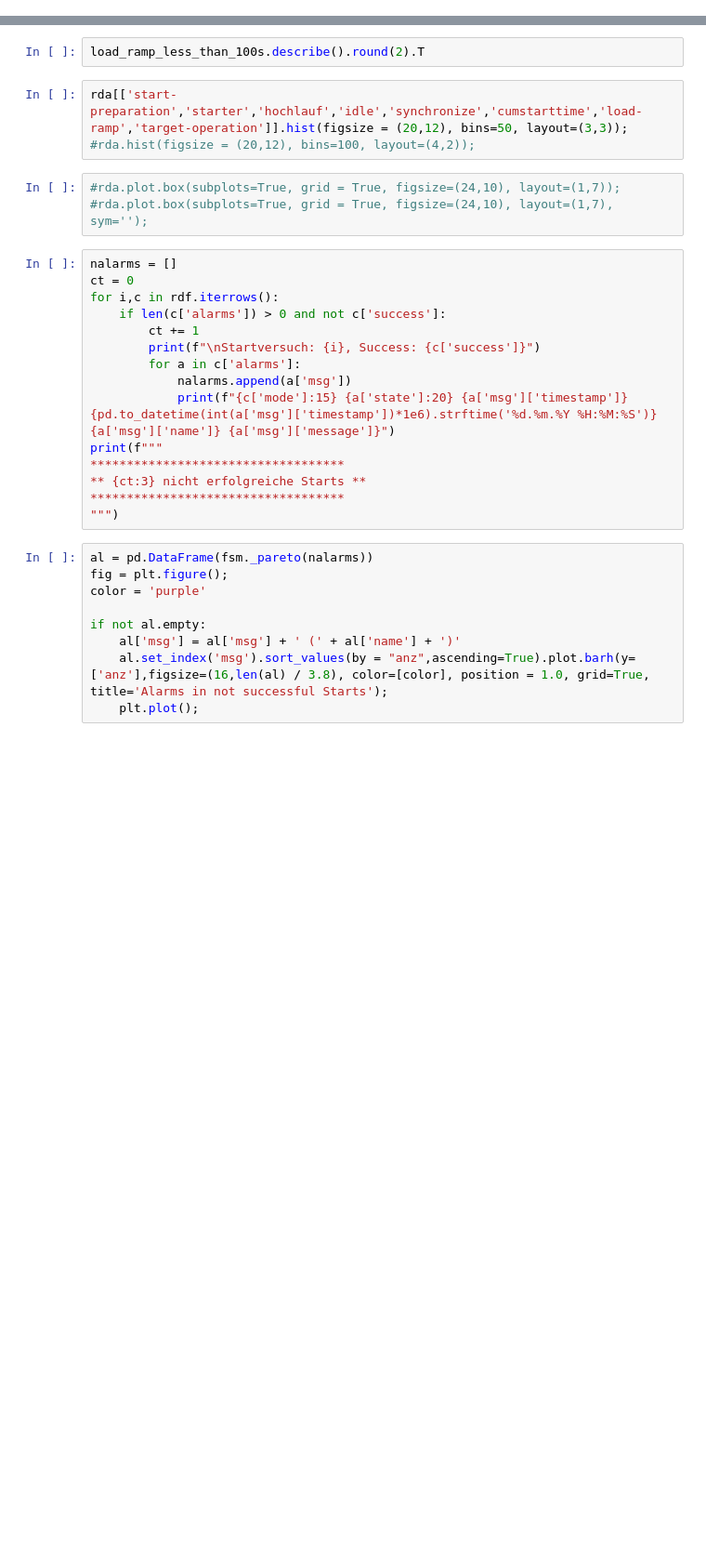
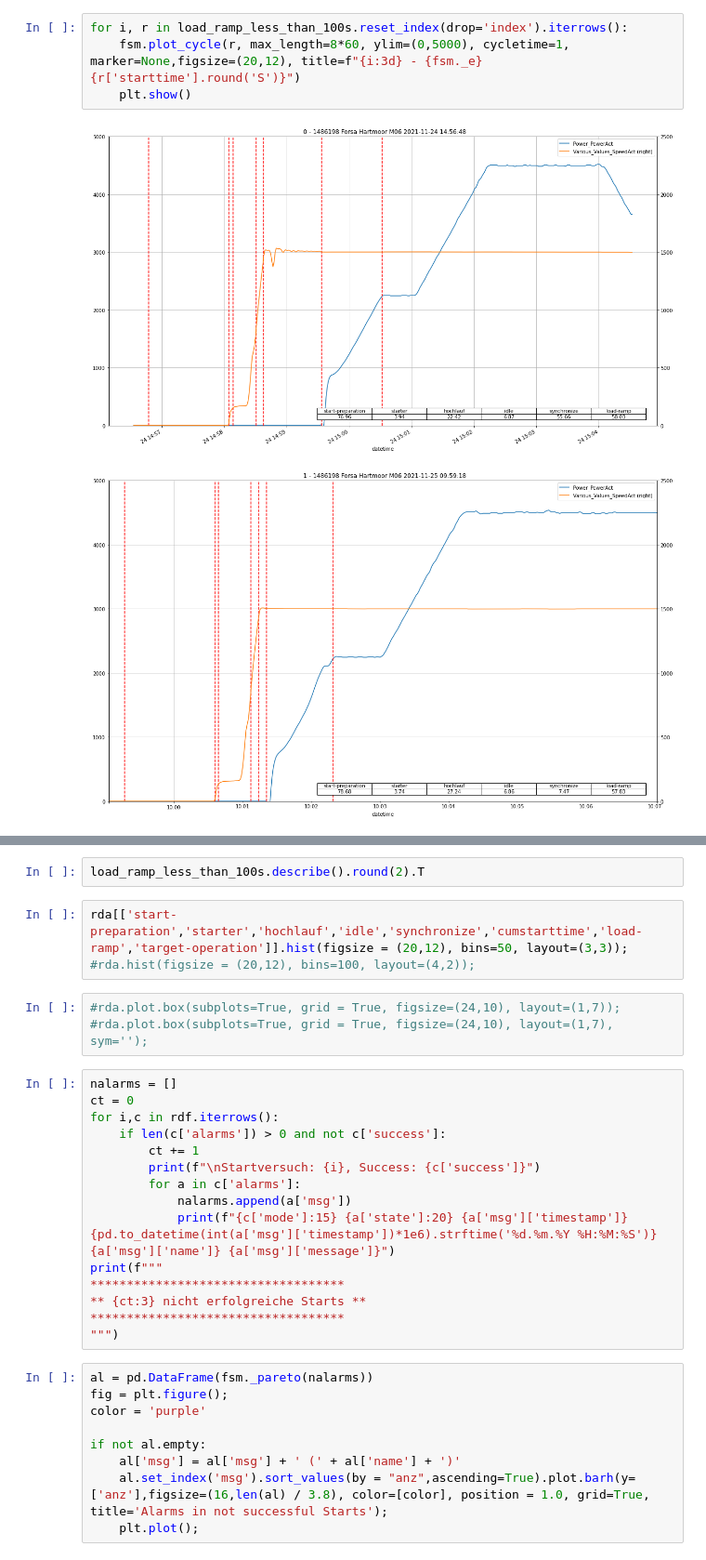
Before and after one commit to dieterch/statemachine, a Jupyter notebook: play.ipynb, the cells around one changed output, grey strips where cells are left out. Shown at 93% size. Drawn from its saved outputs; the diff is of its cells as text; blank space fills up the shorter version.

```diff
--- a/play.ipynb
+++ b/play.ipynb
@@ -139,0 +134,7 @@ load_ramp_less_than_100s.round(2);
+# %%
+for i, r in load_ramp_less_than_100s.reset_index(drop='index').iterrows():
+    fsm.plot_cycle(r, max_length=8*60, ylim=(0,5000), cycletime=1, marker=None,figsize=(20,12), title=f"{i:3d} - {fsm._e} {r['starttime'].round('S')}")
+    plt.show()
+# %% [output]
+[figure, added]
+[figure, added]
```
Also changed, not shown: parts of 27 cells of this notebook, 1 other file.
